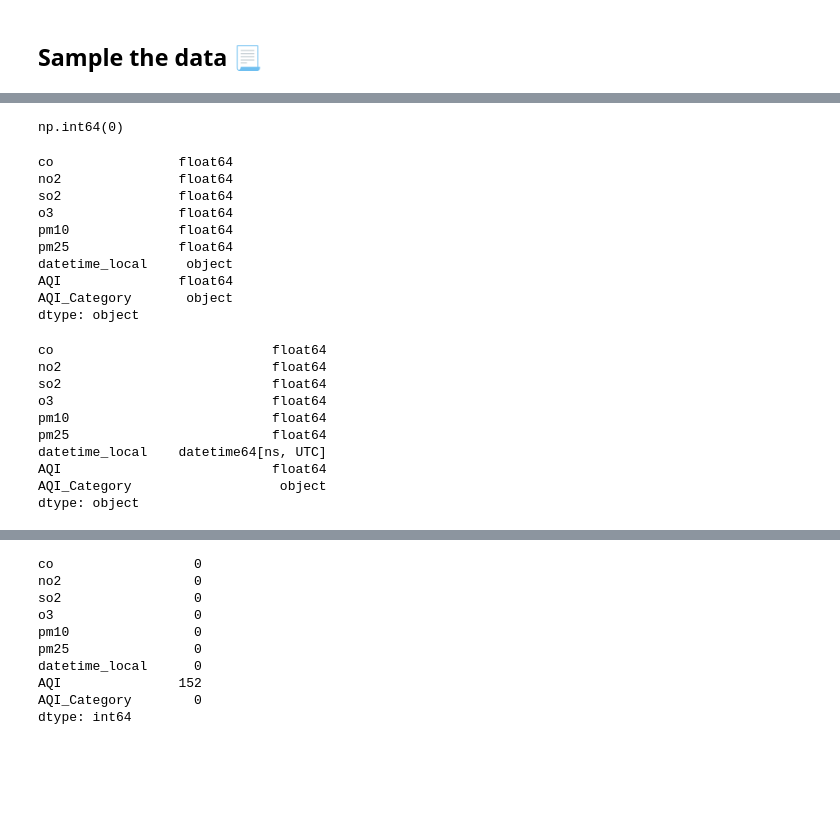
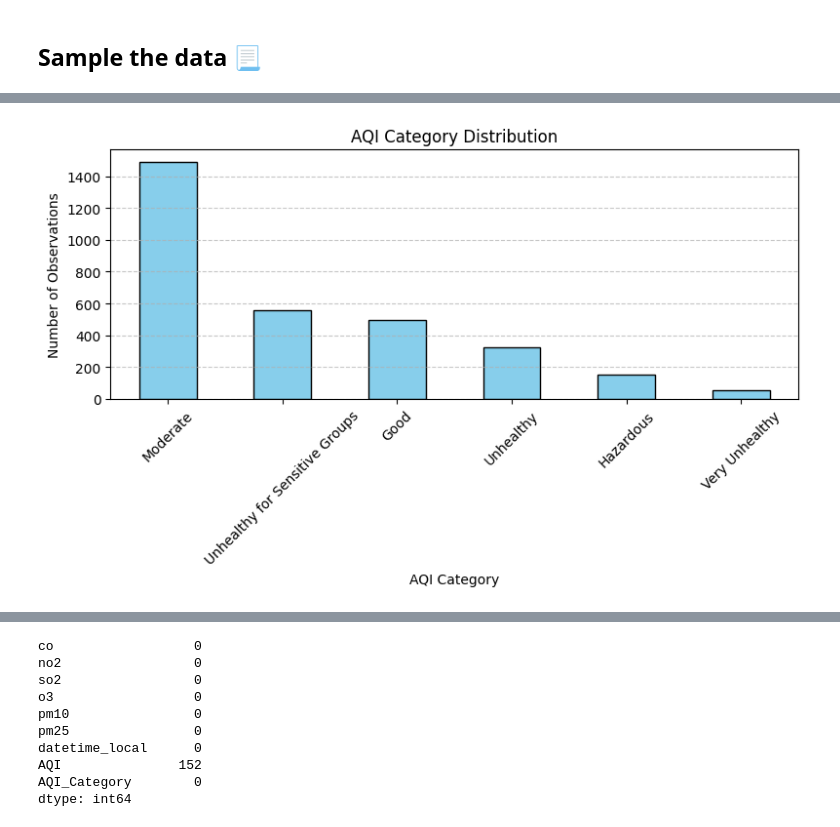
Before and after one commit to ivetkalchev/VarnaAir, a Jupyter notebook: varnaair.ipynb, the cells around one changed output, grey strips where cells are left out. Cells and saved outputs as stored; diff of their text form; code cells hidden in the pictures; blank space fills up the shorter version.

```diff
--- a/varnaair.ipynb
+++ b/varnaair.ipynb
@@ -429,0 +461,3 @@ final_combined_df.drop(columns=['datetime_from_local', 'datetimeLocal'], inplace
+# %%
+final_combined_df['datetime_local'] = pandas.to_datetime(final_combined_df['datetime_local'], errors='coerce')
+final_combined_df['datetime_local'] = final_combined_df['datetime_local'].dt.strftime('%Y-%m-%d %H:%M')
@@ -669,20 +752,3 @@ Unhealthy                          328
 Hazardous                          152
 Very Unhealthy                      57
 Name: count, dtype: int64
-# %%
-final_combined_df.duplicated().sum()
-# %% [output]
-np.int64(0)
-# %%
-final_combined_df.dtypes
-# %% [output]
-co                float64
-no2               float64
-so2               float64
-o3                float64
-pm10              float64
-pm25              float64
-datetime_local     object
-AQI               float64
-AQI_Category       object
-dtype: object
@@ -691,13 +755,14 @@ final_combined_df['datetime_local'] = final_combined_df['datetime_local'].apply(
-# %%
-final_combined_df.dtypes
-# %% [output]
-co                            float64
-no2                           float64
-so2                           float64
-o3                            float64
-pm10                          float64
-pm25                          float64
-datetime_local    datetime64[ns, UTC]
-AQI                           float64
-AQI_Category                   object
-dtype: object
+# %%
+category_counts = final_combined_df['AQI_Category'].value_counts()
+
+plt.figure(figsize=(8, 5))
+category_counts.plot(kind='bar', color='skyblue', edgecolor='black')
+plt.title('AQI Category Distribution')
+plt.xlabel('AQI Category')
+plt.ylabel('Number of Observations')
+plt.xticks(rotation=45)
+plt.grid(axis='y', linestyle='--', alpha=0.7)
+plt.tight_layout()
+plt.show()
+# %% [output]
+[figure, added]
```
Also changed, not shown: parts of 33 cells of this notebook, 4 other files.
